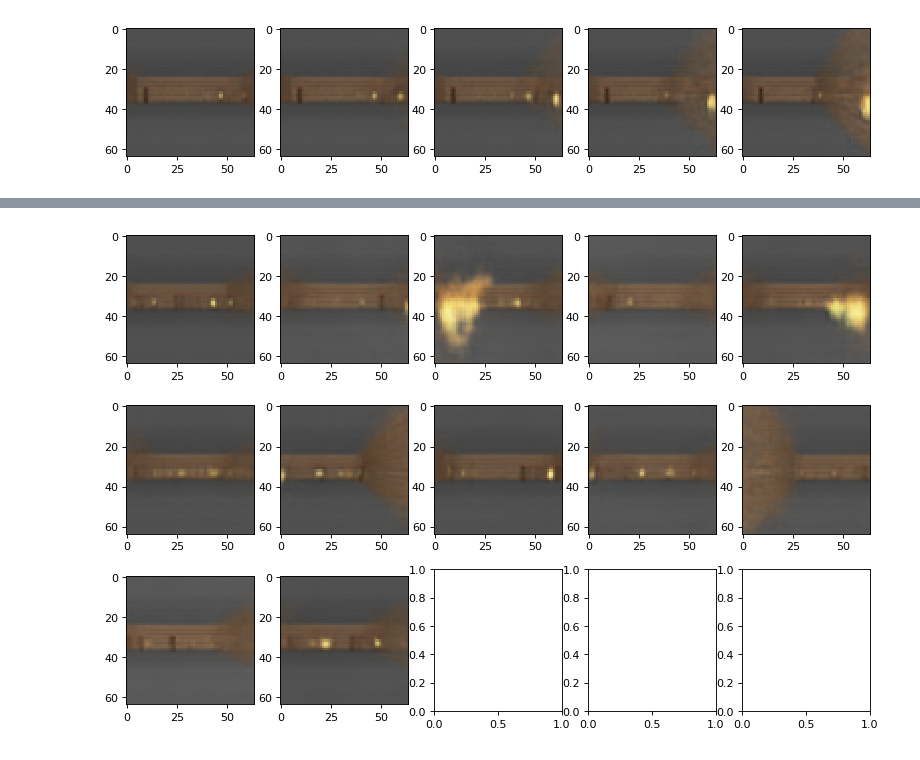
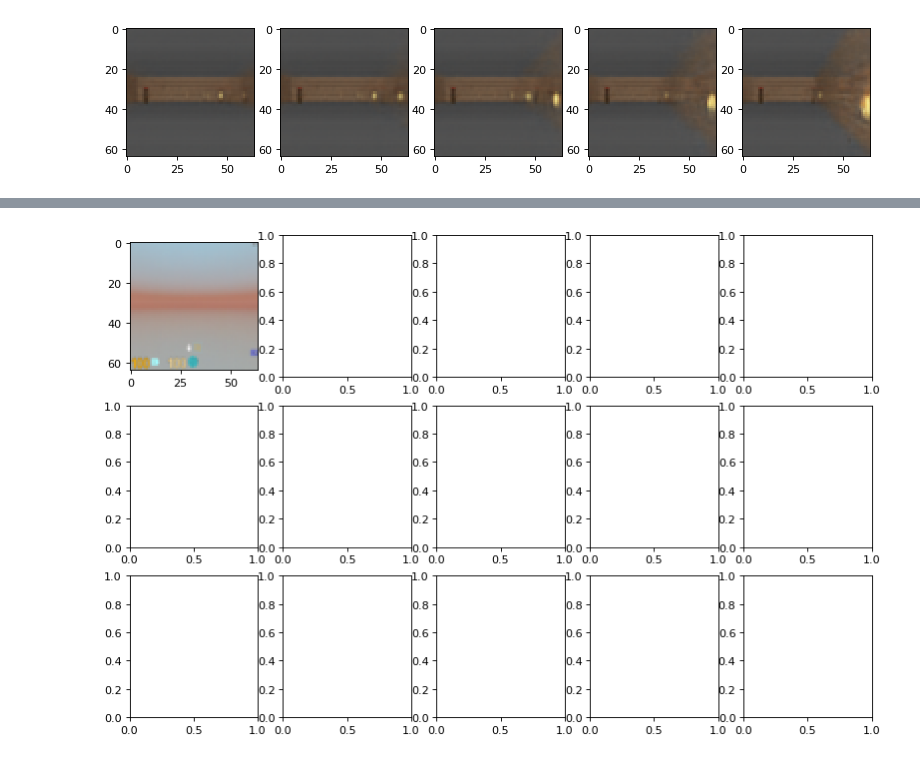
Before and after one commit to beeperman/WorldModelsExperiments, a Jupyter notebook: objects/test_vision.ipynb, the cells around one changed output, grey strips where cells are left out. Cells and saved outputs as stored; diff of their text form; code cells hidden in the pictures.

```diff
--- a/objects/test_vision.ipynb
+++ b/objects/test_vision.ipynb
@@ -38,7 +38,7 @@ vae = BetaVAE(z_size=z_size,
               reuse=tf.AUTO_REUSE,
               gpu_mode=False)
 
-vae.load_json(os.path.join(model_path_name, 'b200.0_1.json'))
+vae.load_json(os.path.join(model_path_name, 'b200.0_20.json'))
 # %% [output]
 INFO:tensorflow:Model using cpu.
 # %%
@@ -178,38 +165,38 @@ plt.show()
 # %%
 # show reconstruction #0bqckground 4blast- 8fireballontheleft 14fireballdist+ 17pos- 18background 23background 43background
 # 55back+blast- 62back 63back
 #z[0][17] = -0.27
 #i = 1
-vae.load_json(os.path.join(model_path_name, 'b40.0_2.json'))
+vae.load_json(os.path.join(model_path_name, 'b200.0_20.json'))
 batch_z = vae.encode(frame)
 bb = [vae.encode(frame) for i in range(50)]
 vv = np.var(bb, axis=0)[0]
 tt = np.array([(i, vv[i], batch_z[0][i]) for i in range(len(vv)) if vv[i]<0.5])
 
 index = np.array(tt[:,0],dtype=int)
 init_value = tt[:,2]
 
 fig, ax = plt.subplots(3,5, figsize=(12,8), dpi=80)
 def update(i):
     label = 'timestep {0}'.format(i)
     # Update the line and the axes (with a new xlabel). Return a tuple of
     # "artists" that have to be redrawn for this frame.
     for j in range(min([len(index), 15])):
-        #z = np.copy(batch_z)
-        z = np.zeros_like(batch_z)
+        z = np.copy(batch_z)
+        #z = np.zeros_like(batch_z)
         #z[0][index[j]] = init_value[j] + (i - 0) * 0.1
-        z[0][index[j]] = i * 0.1
+        z[0][index[j]] += i * 0.1
         ax[j//5, j%5].imshow(vae.decode(z)[0])
     return fig, ax
 
 #reconstruct = vae.decode(z)
 #plt.imshow(reconstruct[0])
 anim = FuncAnimation(fig, update, frames=np.arange(-15, 16), interval=100)
 #plt.show()
 HTML(anim.to_html5_video())
 # %% [output]
 [interactive output not drawn]
-[figure, old version]
+[figure, new version]
 # %%
 # show reconstruction #0bqckground 4blast- 8fireballontheleft 14fireballdist+ 17pos- 18background 23background 43background
 # 55back+blast- 62back 63back
```
Also changed, not shown: parts of 3 cells of this notebook, 5 other files.
